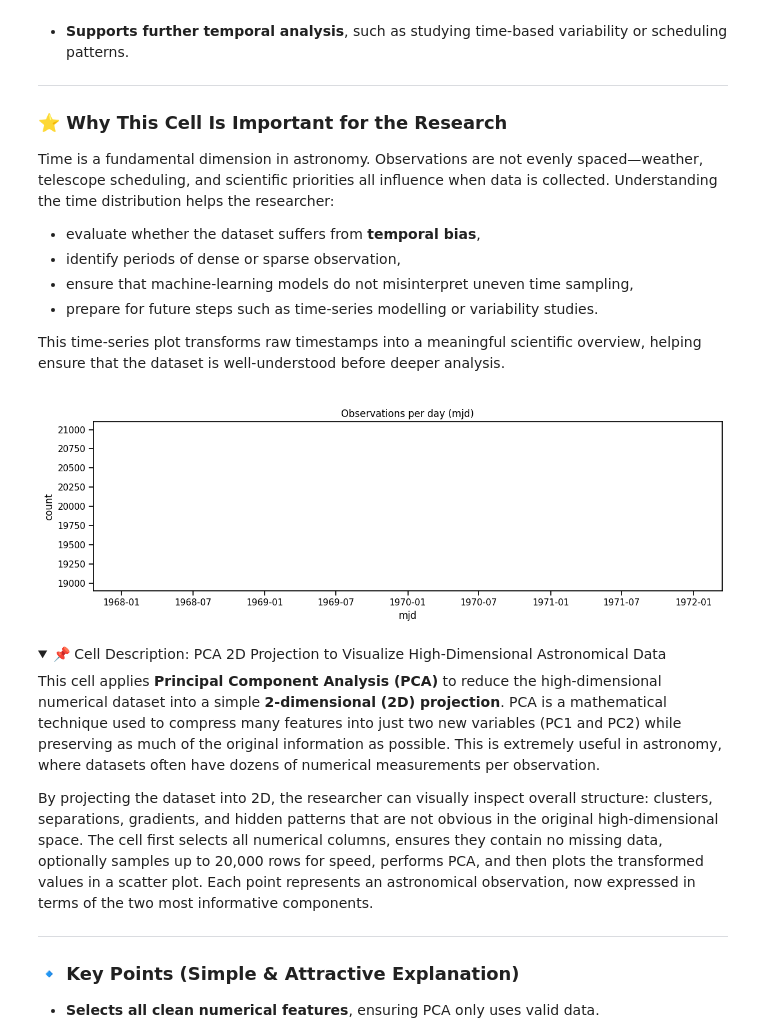
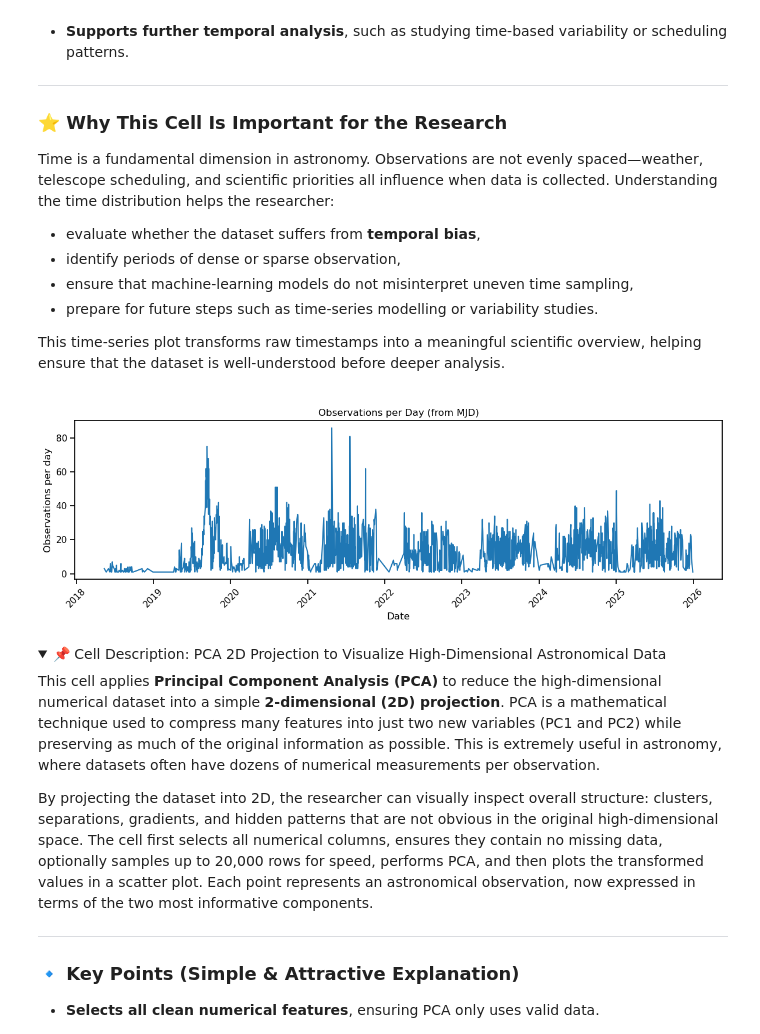
Before and after one commit to NipunKeshan/Research-Project-V1, a Jupyter notebook: Data_Visualization_updated_for_light_curves.ipynb, the cells around one changed output. Drawn from its saved outputs; the diff is of its cells as text; code cells hidden in the pictures; folded sections open.

```diff
--- a/Data_Visualization_updated_for_light_curves.ipynb
+++ b/Data_Visualization_updated_for_light_curves.ipynb
@@ -516,26 +560,27 @@ Time is a fundamental dimension in astronomy. Observations are not evenly spaced
 This time-series plot transforms raw timestamps into a meaningful scientific overview, helping ensure that the dataset is well-understood before deeper analysis.
 
 </details>
-# %%
-# Time series: observations per date if a date column exists
-possible_date_cols = [c for c in df.columns if any(x in c.lower() for x in ['date','time','jd','mjd','obsdate'])]
-if possible_date_cols:
-    date_col = possible_date_cols[0]
-    try:
-        dts = pd.to_datetime(df[date_col], errors='coerce')
-        counts = dts.dt.date.value_counts().sort_index()
-        plt.figure(figsize=(12,4))
-        counts.plot()
-        plt.title(f'Observations per day ({date_col})')
-        plt.ylabel('count')
-        plt.tight_layout()
-        plt.show()
-    except Exception as e:
-        print('Could not parse date column', date_col, e)
-else:
-    print('No date-like column found; skipping time-series plot')
-# %% [output]
-[figure, removed]
+# %%
+from astropy.time import Time
+import matplotlib.pyplot as plt
+
+# Convert MJD to datetime correctly
+t = Time(df['mjd'].values, format='mjd')
+df['date'] = t.to_datetime()
+
+# Count observations per day
+counts = df['date'].dt.date.value_counts().sort_index()
+
+plt.figure(figsize=(12,4))
+plt.plot(counts.index, counts.values)
+plt.xlabel("Date")
+plt.ylabel("Observations per day")
+plt.title("Observations per Day (from MJD)")
+plt.xticks(rotation=45)
+plt.tight_layout()
+plt.show()
+# %% [output]
+[figure, added]
 # %% [markdown]
 <details>
 <summary>📌 Cell Description: PCA 2D Projection to Visualize High-Dimensional Astronomical Data</summary>
```
Also changed, not shown: parts of 15 cells of this notebook, 8 other files.
